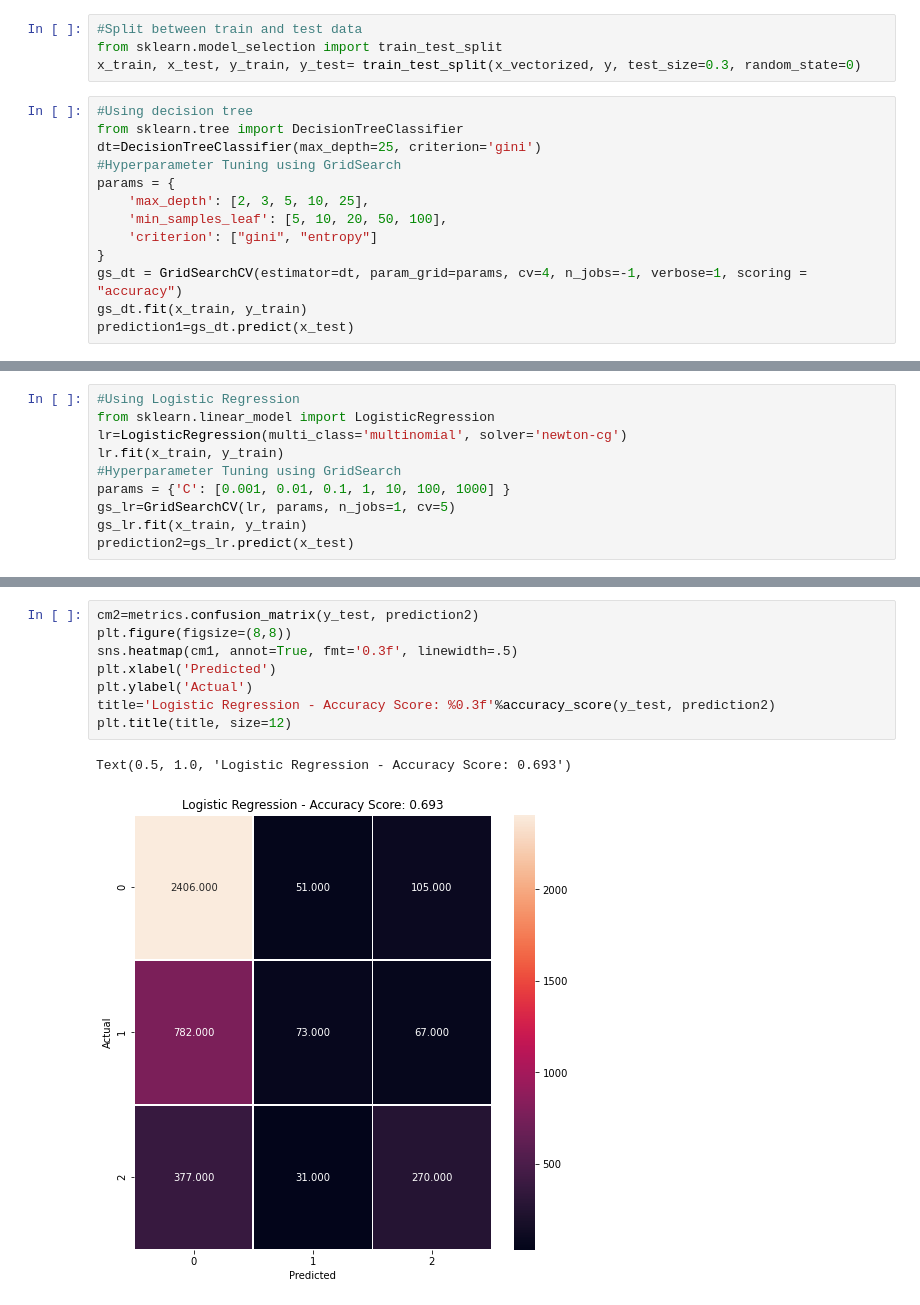
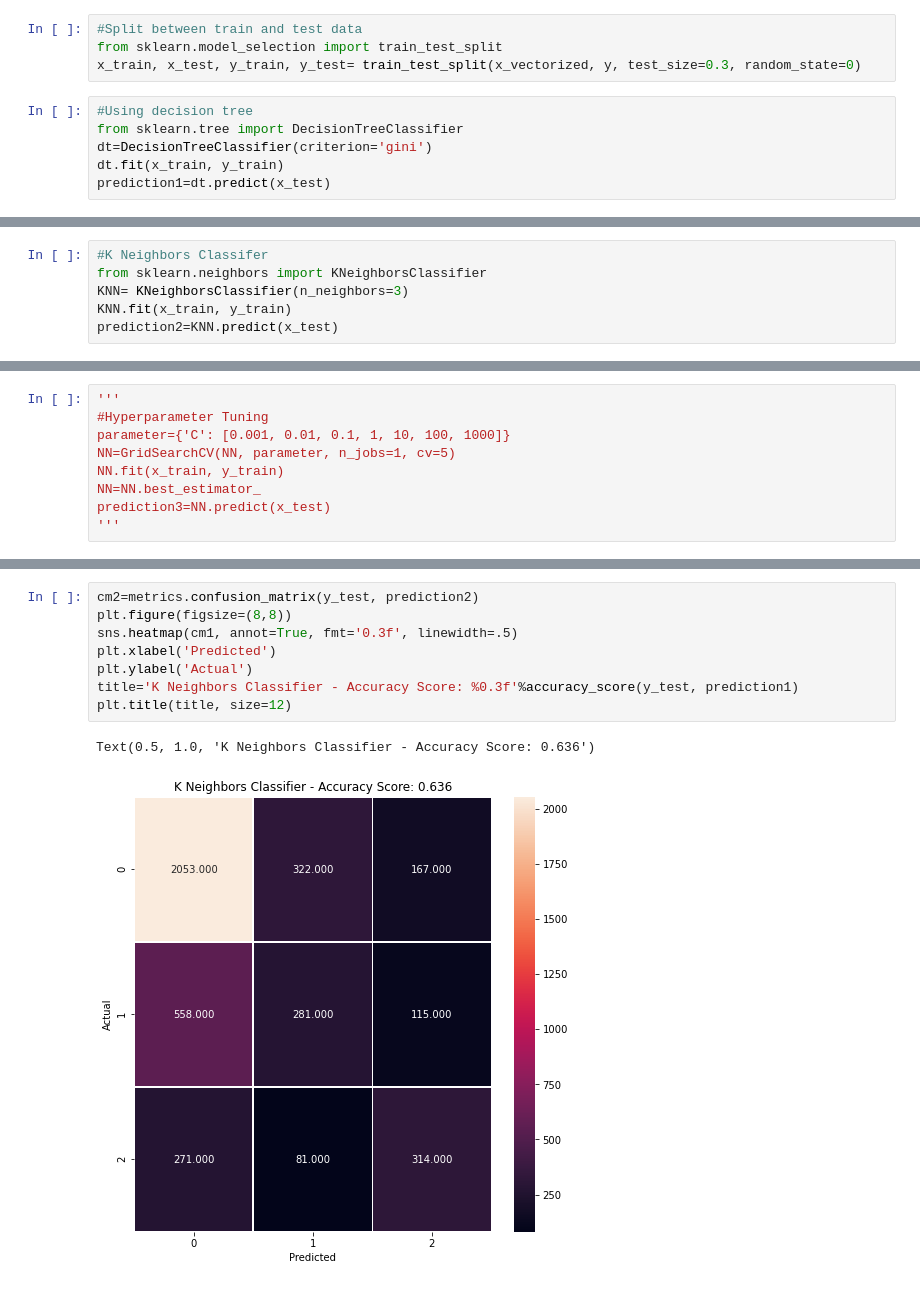
Before and after one commit to leestorm4520/MachineLearning_SentimentAnalysis, a Jupyter notebook: SAModel.ipynb, the cells around one changed output, grey strips where cells are left out. Cells and saved outputs as stored; diff of their text form.

```diff
--- a/SAModel.ipynb
+++ b/SAModel.ipynb
@@ -76,13 +71,6 @@ x_train, x_test, y_train, y_test= train_test_split(x_vectorized, y, test_size=0.
 # %%
 #Using decision tree
 from sklearn.tree import DecisionTreeClassifier
-dt=DecisionTreeClassifier(max_depth=25, criterion='gini')
-#Hyperparameter Tuning using GridSearch
-params = {
-    'max_depth': [2, 3, 5, 10, 25],
-    'min_samples_leaf': [5, 10, 20, 50, 100],
-    'criterion': ["gini", "entropy"]
-}
-gs_dt = GridSearchCV(estimator=dt, param_grid=params, cv=4, n_jobs=-1, verbose=1, scoring = "accuracy")
-gs_dt.fit(x_train, y_train)
-prediction1=gs_dt.predict(x_test)
+dt=DecisionTreeClassifier(criterion='gini')
+dt.fit(x_train, y_train)
+prediction1=dt.predict(x_test)
@@ -90,0 +77,6 @@ Fitting 4 folds for each of 50 candidates, totalling 200 fits
+# %%
+#K Neighbors Classifer
+from sklearn.neighbors import KNeighborsClassifier
+KNN= KNeighborsClassifier(n_neighbors=3)
+KNN.fit(x_train, y_train)
+prediction2=KNN.predict(x_test)
@@ -91,10 +98,9 @@ Fitting 4 folds for each of 50 candidates, totalling 200 fits
 # %%
-#Using Logistic Regression
-from sklearn.linear_model import LogisticRegression
-lr=LogisticRegression(multi_class='multinomial', solver='newton-cg')
-lr.fit(x_train, y_train)
-#Hyperparameter Tuning using GridSearch
-params = {'C': [0.001, 0.01, 0.1, 1, 10, 100, 1000] }
-gs_lr=GridSearchCV(lr, params, n_jobs=1, cv=5)
-gs_lr.fit(x_train, y_train)
-prediction2=gs_lr.predict(x_test)
+'''
+#Hyperparameter Tuning
+parameter={'C': [0.001, 0.01, 0.1, 1, 10, 100, 1000]}
+NN=GridSearchCV(NN, parameter, n_jobs=1, cv=5)
+NN.fit(x_train, y_train)
+NN=NN.best_estimator_
+prediction3=NN.predict(x_test)
+'''
@@ -123,14 +125,14 @@ Text(0.5, 1.0, 'Decision Tree - Accuracy Score: 0.660')
 # %%
 cm2=metrics.confusion_matrix(y_test, prediction2)
 plt.figure(figsize=(8,8))
 sns.heatmap(cm1, annot=True, fmt='0.3f', linewidth=.5)
 plt.xlabel('Predicted')
 plt.ylabel('Actual')
-title='Logistic Regression - Accuracy Score: %0.3f'%accuracy_score(y_test, prediction2)
+title='K Neighbors Classifier - Accuracy Score: %0.3f'%accuracy_score(y_test, prediction1)
 plt.title(title, size=12)
 # %% [output]
-Text(0.5, 1.0, 'Logistic Regression - Accuracy Score: 0.693')
+Text(0.5, 1.0, 'K Neighbors Classifier - Accuracy Score: 0.636')
-[figure, old version]
+[figure, new version]
 # %%
 cm3=metrics.confusion_matrix(y_test, prediction3)
 plt.figure(figsize=(8,8))
```
Also changed, not shown: parts of 16 cells of this notebook.
